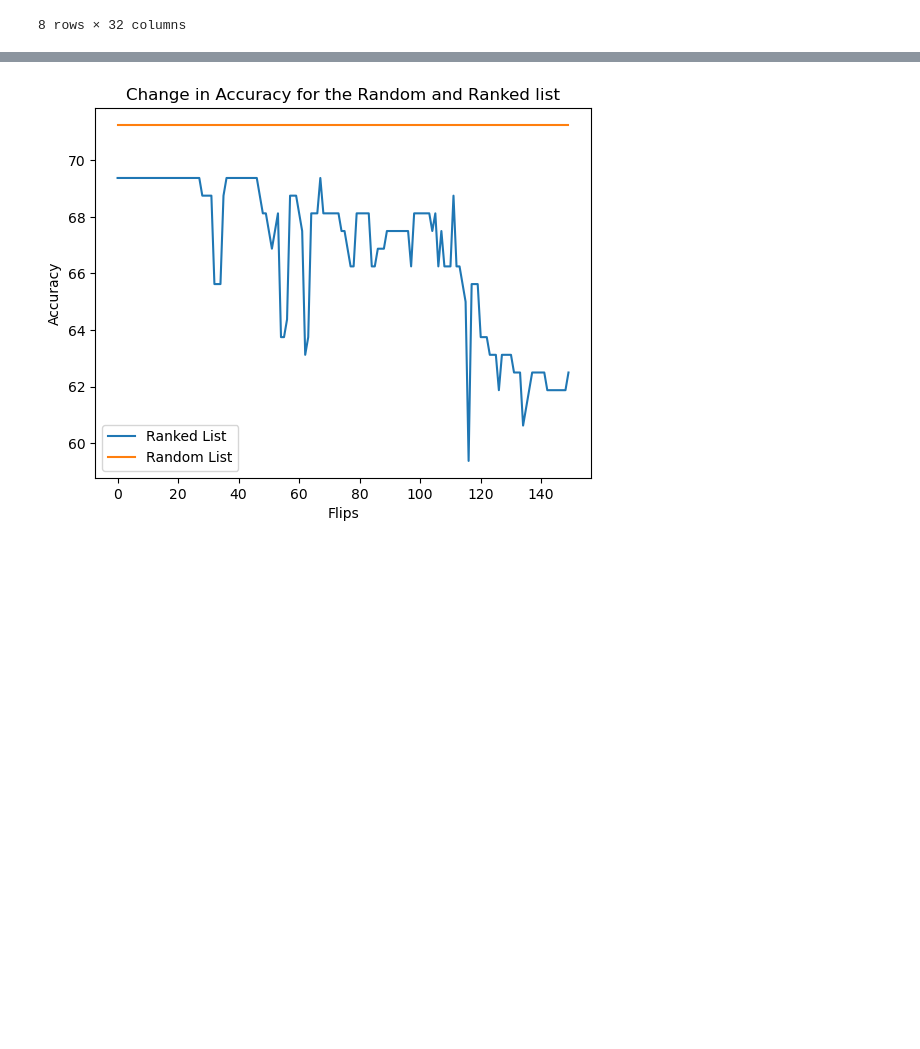
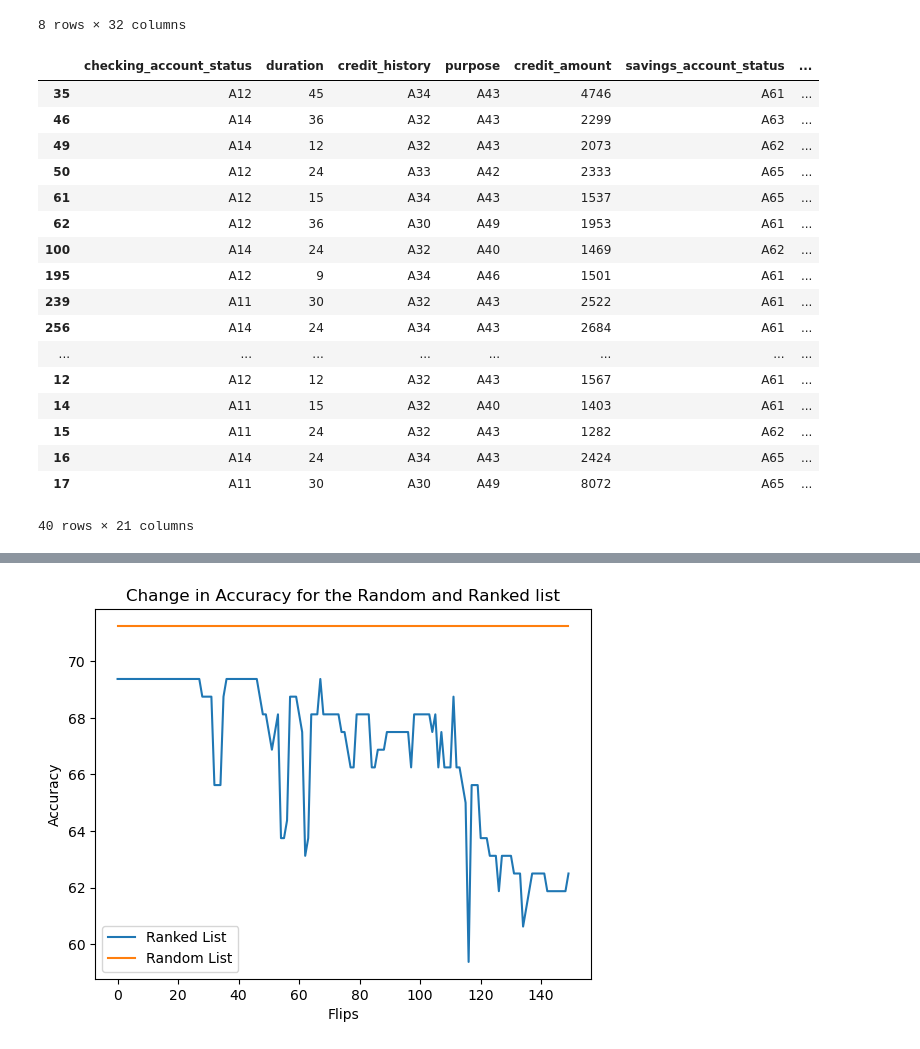
Before and after one commit to s-thandri/labelflipping, a Jupyter notebook: german_credit.ipynb, the cells around one changed output, grey strips where cells are left out. Saved outputs shown, nothing was run; the diff lists cells and outputs as text; code cells hidden in the pictures; blank space fills up the shorter version.

```diff
--- a/german_credit.ipynb
+++ b/german_credit.ipynb
@@ -388,6 +418,38 @@ similar_values_encoded_data.describe()
 #Takes the first 150 parity values and their indices and will graph those
 top_ranked_parity = ranked_parity[:150]
 top_ranked_index = ranked_flip[:150]
+# %%
+#Now that I have the top ranked values in order
+#I need to get their original rows from the dataset and see how they're related
+#Since the first 40 will drop the parity to 0
+
+zero_subset = top_ranked_index[:40]
+subset_df = pd.DataFrame(columns=german_df.columns)
+
+for value in zero_subset:
+  matching_rows = german_df.loc[value]
+  subset_df = subset_df.append(matching_rows)
+# %%
+subset_df
+# %% [output]
+|  | checking_account_status | duration | credit_history | purpose | credit_amount | savings_account_status | ... |
+| 35 | A12 | 45 | A34 | A43 | 4746 | A61 | ... |
+| 46 | A14 | 36 | A32 | A43 | 2299 | A63 | ... |
+| 49 | A14 | 12 | A32 | A43 | 2073 | A62 | ... |
+| 50 | A12 | 24 | A33 | A42 | 2333 | A65 | ... |
+| 61 | A12 | 15 | A34 | A43 | 1537 | A65 | ... |
+| 62 | A12 | 36 | A30 | A49 | 1953 | A61 | ... |
+| 100 | A14 | 24 | A32 | A40 | 1469 | A62 | ... |
+| 195 | A12 | 9 | A34 | A46 | 1501 | A61 | ... |
+| 239 | A11 | 30 | A32 | A43 | 2522 | A61 | ... |
+| 256 | A14 | 24 | A34 | A43 | 2684 | A61 | ... |
+| ... | ... | ... | ... | ... | ... | ... | ... |
+| 12 | A12 | 12 | A32 | A43 | 1567 | A61 | ... |
+| 14 | A11 | 15 | A32 | A40 | 1403 | A61 | ... |
+| 15 | A11 | 24 | A32 | A43 | 1282 | A62 | ... |
+| 16 | A14 | 24 | A34 | A43 | 2424 | A65 | ... |
+| 17 | A11 | 30 | A30 | A49 | 8072 | A65 | ... |
+40 rows × 21 columns
 # %%
 #Plot of the information in the order of the flips of parity
 x=range(len(top_ranked_parity))
```
Also changed, not shown: parts of 6 cells of this notebook.
